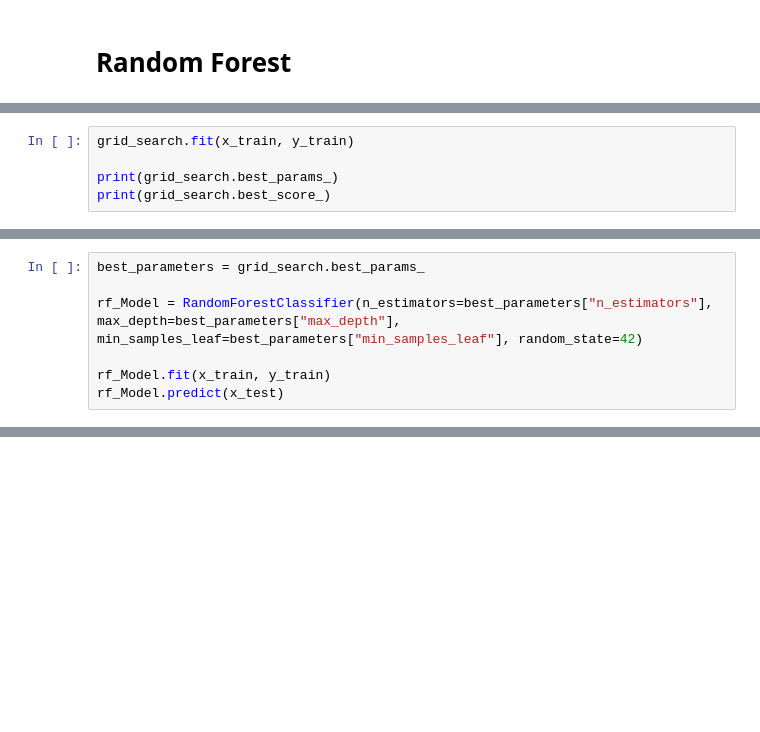
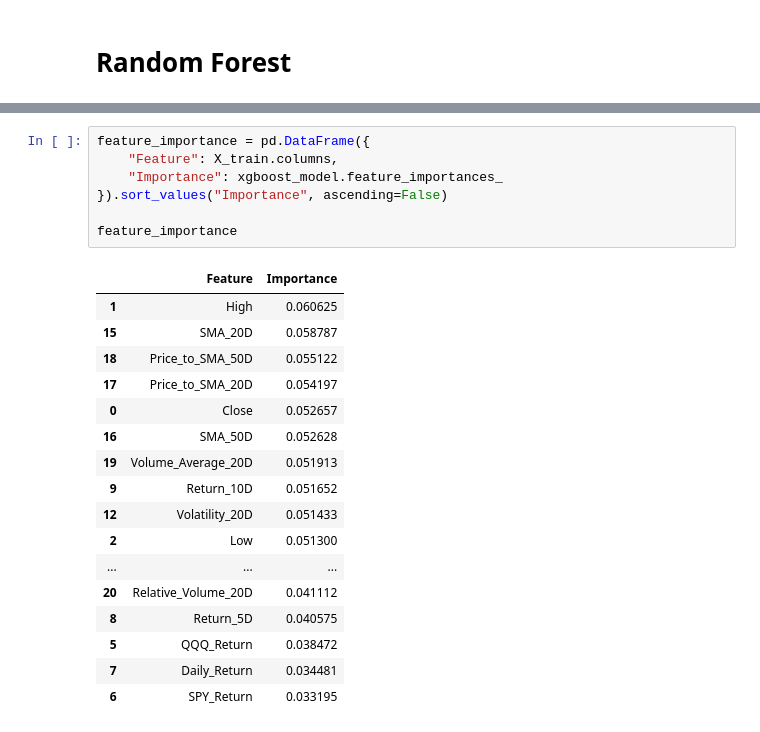
Before and after one commit to acsimpson16/market_ml_research, a Jupyter notebook: notebooks/Modelling_categorical.ipynb, the cells around one changed output, grey strips where cells are left out. Drawn from its saved outputs; the diff is of its cells as text; blank space fills up the shorter version.

```diff
--- a/notebooks/Modelling_categorical.ipynb
+++ b/notebooks/Modelling_categorical.ipynb
@@ -359,5 +352,0 @@ grid_search = GridSearchCV(rf_Model,
-# %%
-grid_search.fit(x_train, y_train)
-
-print(grid_search.best_params_)
-print(grid_search.best_score_)
@@ -367,7 +352,0 @@ print(grid_search.best_score_)
-# %%
-best_parameters = grid_search.best_params_
-
-rf_Model = RandomForestClassifier(n_estimators=best_parameters["n_estimators"], max_depth=best_parameters["max_depth"], min_samples_leaf=best_parameters["min_samples_leaf"], random_state=42)
-
-rf_Model.fit(x_train, y_train)
-rf_Model.predict(x_test)
@@ -420,0 +572,25 @@ Random forest has minimal improvement compared to logistic regression. Either so
+# %%
+feature_importance = pd.DataFrame({
+    "Feature": X_train.columns,
+    "Importance": xgboost_model.feature_importances_
+}).sort_values("Importance", ascending=False)
+
+feature_importance
+# %% [output]
+|  | Feature | Importance |
+| 1 | High | 0.060625 |
+| 15 | SMA_20D | 0.058787 |
+| 18 | Price_to_SMA_50D | 0.055122 |
+| 17 | Price_to_SMA_20D | 0.054197 |
+| 0 | Close | 0.052657 |
+| 16 | SMA_50D | 0.052628 |
+| 19 | Volume_Average_20D | 0.051913 |
+| 9 | Return_10D | 0.051652 |
+| 12 | Volatility_20D | 0.051433 |
+| 2 | Low | 0.051300 |
+| ... | ... | ... |
+| 20 | Relative_Volume_20D | 0.041112 |
+| 8 | Return_5D | 0.040575 |
+| 5 | QQQ_Return | 0.038472 |
+| 7 | Daily_Return | 0.034481 |
+| 6 | SPY_Return | 0.033195 |
```
Also changed, not shown: parts of 108 cells of this notebook, 2 other files.
